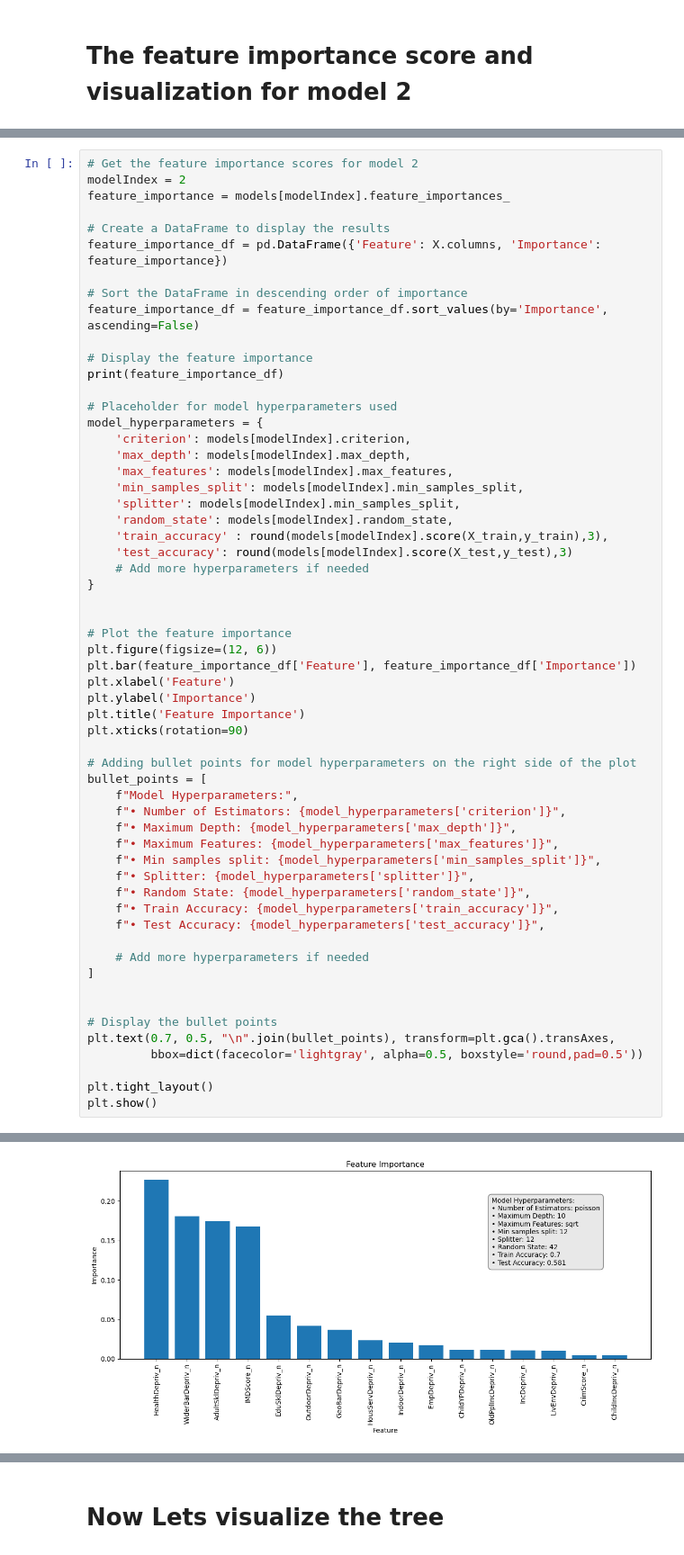
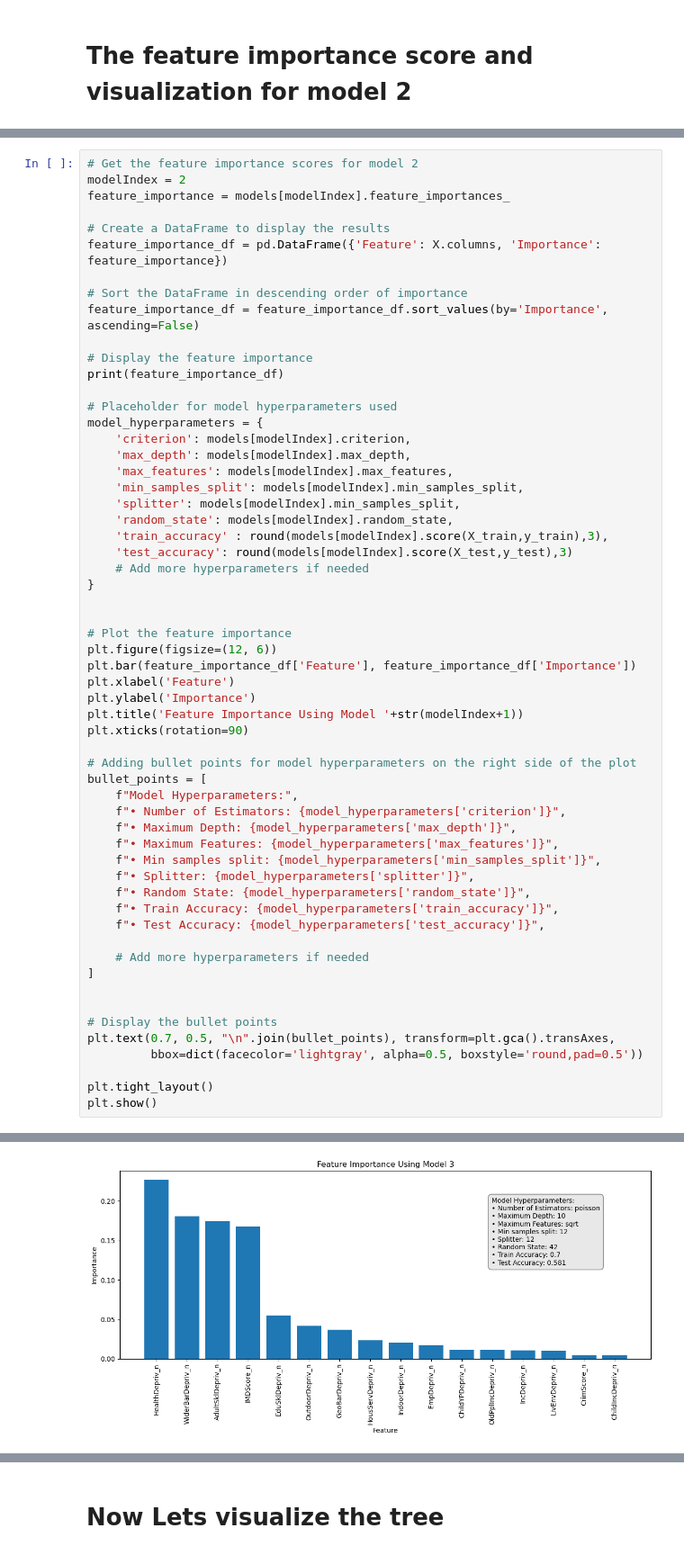
Before and after one commit to MasterOfLogic1/HousePricePrediction_Uk, a Jupyter notebook: HPP_Decision_Tree_Regressor.ipynb, the cells around one changed output, grey strips where cells are left out. Shown at 90% size. Cells and saved outputs as stored; diff of their text form.

```diff
--- a/HPP_Decision_Tree_Regressor.ipynb
+++ b/HPP_Decision_Tree_Regressor.ipynb
@@ -493,7 +493,7 @@ plt.figure(figsize=(12, 6))
 plt.bar(feature_importance_df['Feature'], feature_importance_df['Importance'])
 plt.xlabel('Feature')
 plt.ylabel('Importance')
-plt.title('Feature Importance')
+plt.title('Feature Importance Using Model '+str(modelIndex+1))
 plt.xticks(rotation=90)
 
 # Adding bullet points for model hyperparameters on the right side of the plot
@@ -509,31 +509,31 @@ bullet_points = [
     f"• Test Accuracy: {model_hyperparameters['test_accuracy']}",
 
     # Add more hyperparameters if needed
 ]
 
 
 # Display the bullet points
 plt.text(0.7, 0.5, "\n".join(bullet_points), transform=plt.gca().transAxes,
          bbox=dict(facecolor='lightgray', alpha=0.5, boxstyle='round,pad=0.5'))
 
 plt.tight_layout()
 plt.show()
 # %% [output]
               Feature  Importance
 4      HealthDepriv_n    0.226763
 13   WiderBarDepriv_n    0.180886
 11   AdultSklDepriv_n    0.174516
 0          IMDScore_n    0.167956
 3      EduSklDepriv_n    0.055169
 15    OutdoorDepriv_n    0.041627
 12     GeoBarDepriv_n    0.036933
 6    HousServDepriv_n    0.023687
 14     IndoorDepriv_n    0.020873
 2         EmpDepriv_n    0.017518
 10    ChildYPDepriv_n    0.011482
 9   OldPplIncDepriv_n    0.011453
 1         IncDepriv_n    0.010996
 7      LivEnvDepriv_n    0.010585
 5         CrimScore_n    0.004943
 8    ChildIncDepriv_n    0.004611
-[figure, old version]
+[figure, new version]
```
Also changed, not shown: parts of 8 cells of this notebook.
